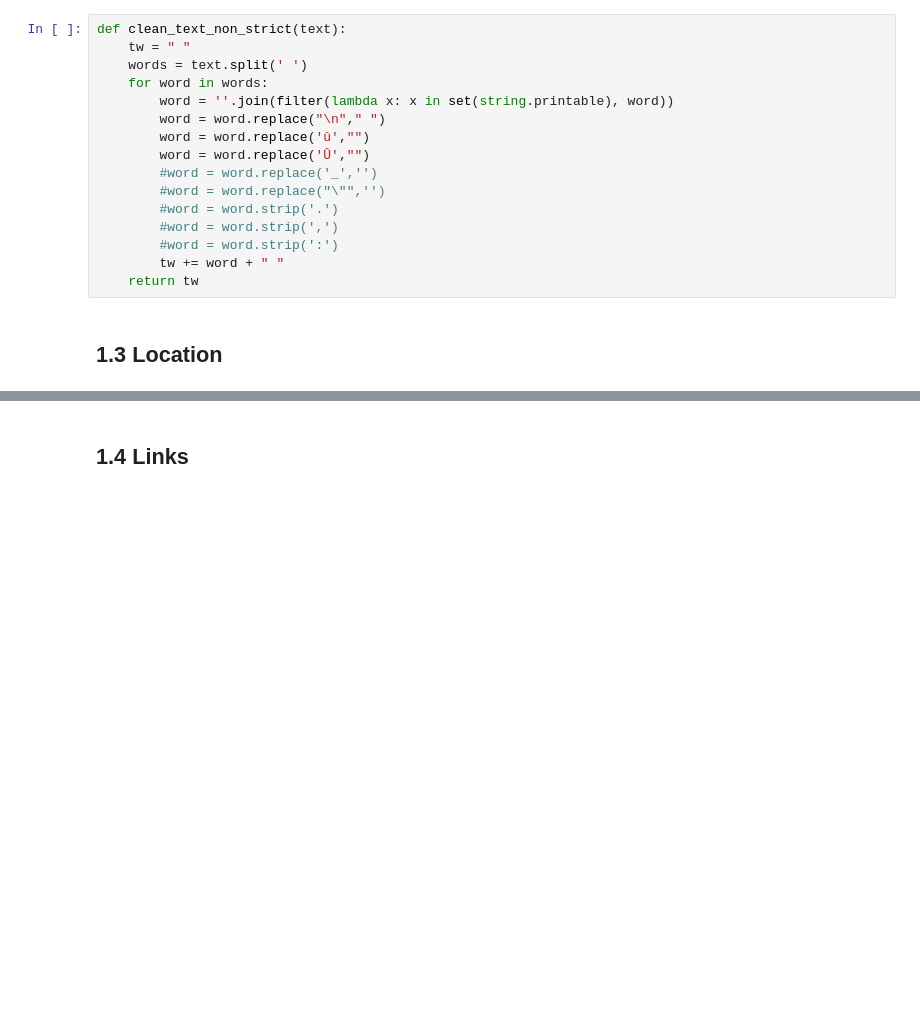
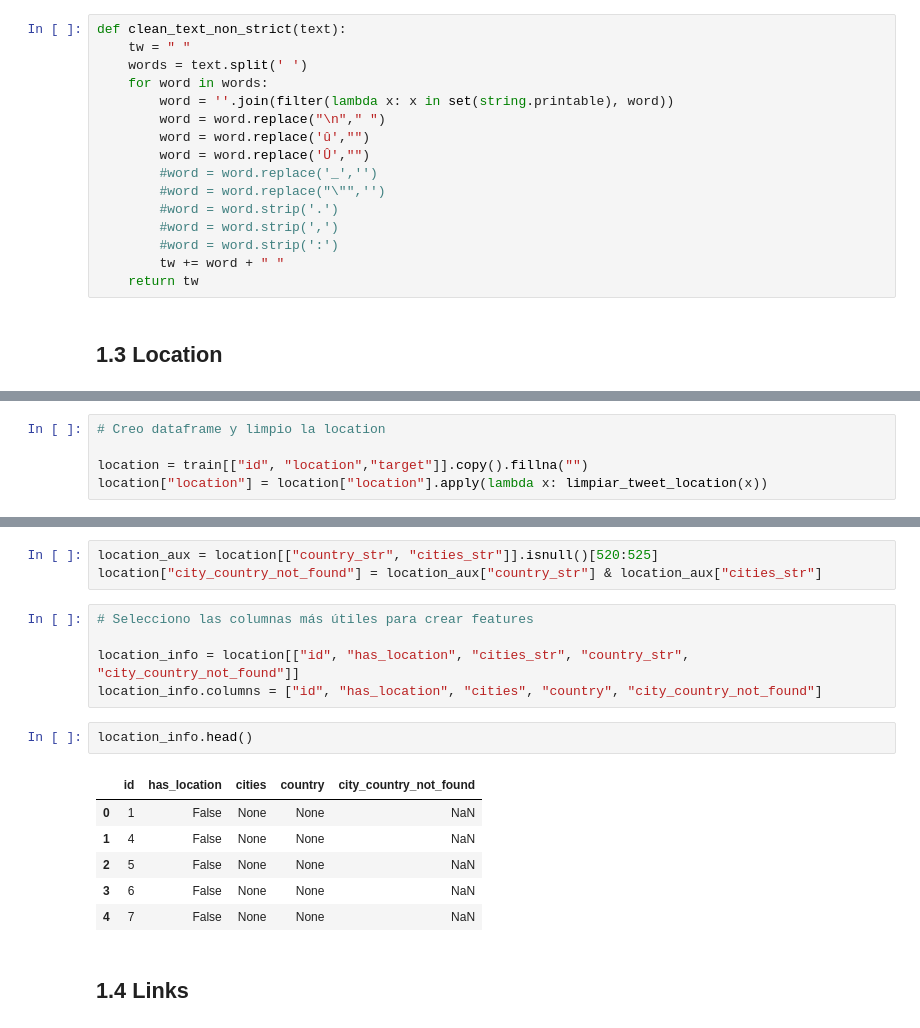
Before and after one commit to anichucai/7506-Datos-datos-tp2, a Jupyter notebook: Features.ipynb, the cells around one changed output, grey strips where cells are left out. Cells and saved outputs as stored; diff of their text form; blank space fills up the shorter version.

```diff
--- a/Features.ipynb
+++ b/Features.ipynb
@@ -127,0 +239,5 @@ def clean_text_non_strict(text):
+# %%
+# Creo dataframe y limpio la location
+
+location = train[["id", "location","target"]].copy().fillna("")
+location["location"] = location["location"].apply(lambda x: limpiar_tweet_location(x))
@@ -128,3 +254,20 @@ def clean_text_non_strict(text):
+# %%
+location_aux = location[["country_str", "cities_str"]].isnull()[520:525]
+location["city_country_not_found"] = location_aux["country_str"] & location_aux["cities_str"]
+# %%
+# Selecciono las columnas más útiles para crear features
+
+location_info = location[["id", "has_location", "cities_str", "country_str", "city_country_not_found"]]
+location_info.columns = ["id", "has_location", "cities", "country", "city_country_not_found"]
+# %%
+location_info.head()
+# %% [output]
+|  | id | has_location | cities | country | city_country_not_found |
+| 0 | 1 | False | None | None | NaN |
+| 1 | 4 | False | None | None | NaN |
+| 2 | 5 | False | None | None | NaN |
+| 3 | 6 | False | None | None | NaN |
+| 4 | 7 | False | None | None | NaN |
 # %% [markdown]
 ## 1.4 Links
 # %%
```
Also changed, not shown: parts of 21 cells of this notebook.
